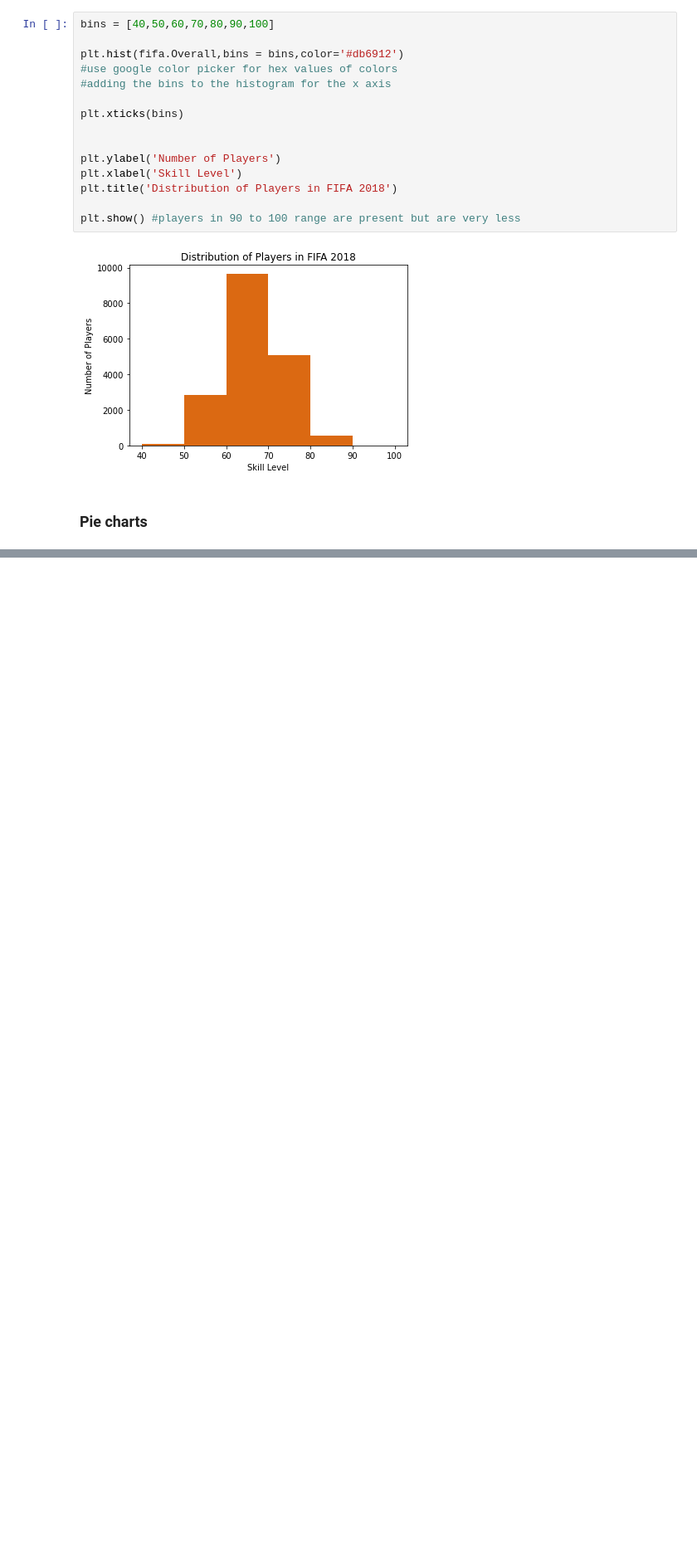
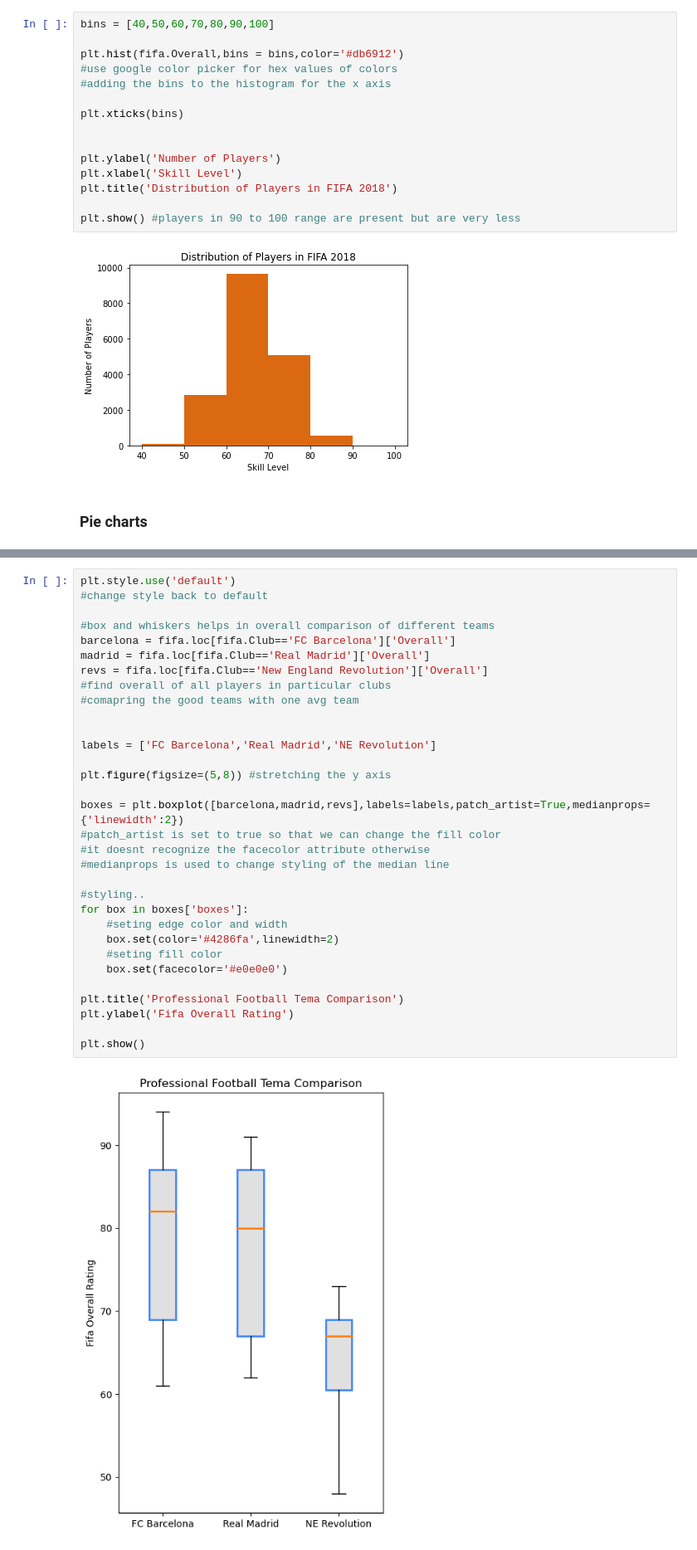
Before and after one commit to Adithya2441/AI-ML-Practice, a Jupyter notebook: AI ML WS/MatPlotLib/Matplotlib.ipynb, the cells around one changed output, grey strips where cells are left out. Shown: that part at 83% size. Saved outputs shown, nothing was run; the diff lists cells and outputs as text; blank space fills up the shorter version.

```diff
--- a/AI ML WS/MatPlotLib/Matplotlib.ipynb
+++ b/AI ML WS/MatPlotLib/Matplotlib.ipynb
@@ -400,0 +492,34 @@ plt.show() #players in 90 to 100 range are present but are very less
+# %%
+plt.style.use('default')
+#change style back to default
+
+#box and whiskers helps in overall comparison of different teams
+barcelona = fifa.loc[fifa.Club=='FC Barcelona']['Overall']
+madrid = fifa.loc[fifa.Club=='Real Madrid']['Overall']
+revs = fifa.loc[fifa.Club=='New England Revolution']['Overall']
+#find overall of all players in particular clubs
+#comapring the good teams with one avg team
+
+
+labels = ['FC Barcelona','Real Madrid','NE Revolution']
+
+plt.figure(figsize=(5,8)) #stretching the y axis
+
+boxes = plt.boxplot([barcelona,madrid,revs],labels=labels,patch_artist=True,medianprops={'linewidth':2})
+#patch_artist is set to true so that we can change the fill color
+#it doesnt recognize the facecolor attribute otherwise
+#medianprops is used to change styling of the median line
+
+#styling..
+for box in boxes['boxes']:
+    #seting edge color and width
+    box.set(color='#4286fa',linewidth=2)
+    #seting fill color
+    box.set(facecolor='#e0e0e0')
+
+plt.title('Professional Football Tema Comparison')
+plt.ylabel('Fifa Overall Rating')
+
+plt.show()
+# %% [output]
+[figure, added]
```
Also changed, not shown: parts of 7 cells of this notebook.
